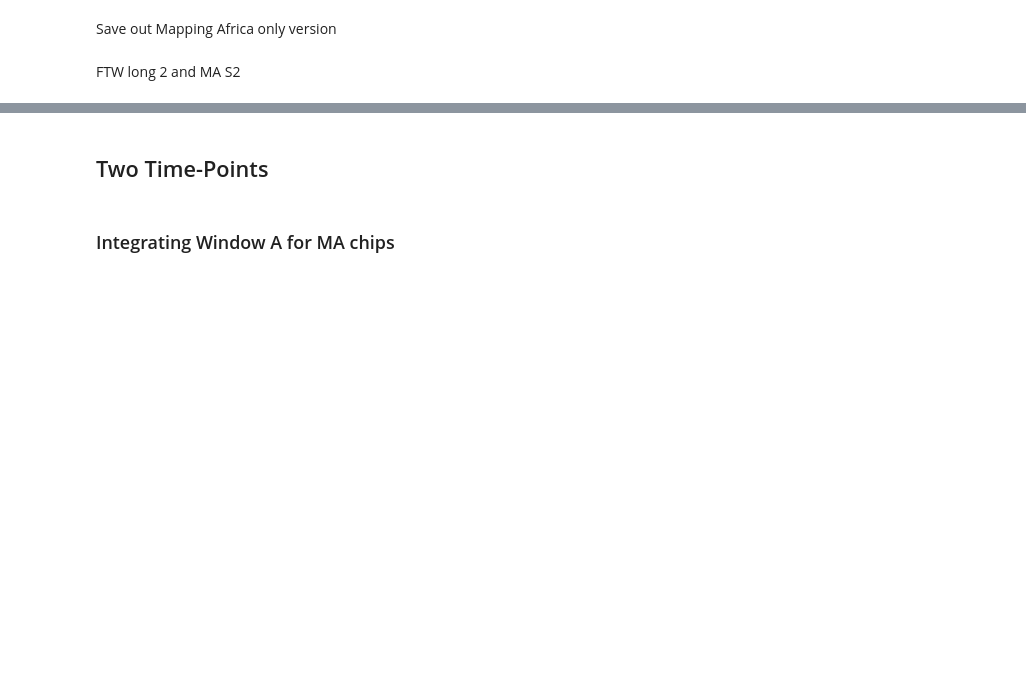
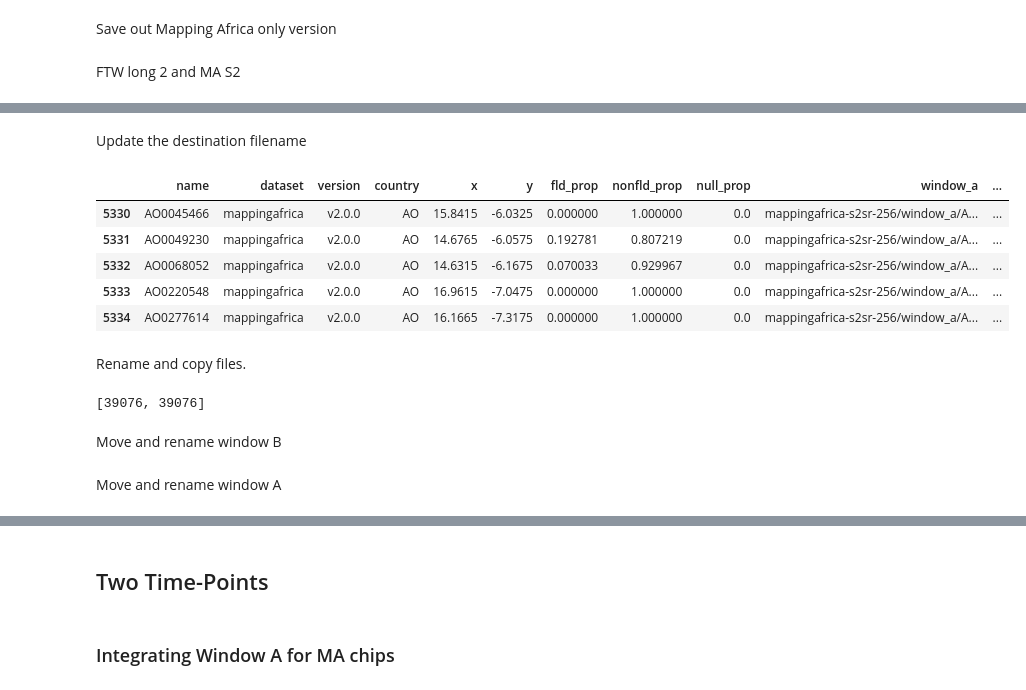
Before and after one commit to agroimpacts/ftw-mappingafrica-integration, a Jupyter notebook: notebooks/setup-experiments.ipynb, the cells around one changed output, grey strips where cells are left out. Saved outputs shown, nothing was run; the diff lists cells and outputs as text; code cells hidden in the pictures; blank space fills up the shorter version.

```diff
--- a/notebooks/setup-experiments.ipynb
+++ b/notebooks/setup-experiments.ipynb
@@ -438,0 +583,46 @@ catalog_long.to_csv(
+# %% [markdown]
+Update the destination filename
+# %%
+# ma_s2srwina_catalog["window_a"] = ma_s2srwina_catalog.apply(
+#     lambda x: (
+#         "mappingafrica-s2sr-256/window_a/" +
+#         x['name'] + "_S2SR_" +
+#         x['image'].str.extract(r'_(\d{4}-\d{2})-\d{2}_S2L2A')[0] + ".tif"
+#     ), axis=1
+# )
+# Extract year-month
+ma_s2srwina_catalog['year_month'] = ma_s2srwina_catalog['image'].str.extract(
+    r'_(\d{4}-\d{2})-\d{2}_S2L2A'
+)[0]
+
+# Then construct the path
+ma_s2srwina_catalog["window_a"] = (
+    "mappingafrica-s2sr-256/window_a/" +
+    ma_s2srwina_catalog['name'] + "_S2SR_" +
+    ma_s2srwina_catalog['year_month'] + ".tif"
+)
+ma_s2srwina_catalog.drop(columns="year_month", inplace=True)
+ma_s2srwina_catalog.sort_values("name", inplace=True)
+ma_s2srwina_catalog.head()
+# %% [output]
+|  | name | dataset | version | country | x | y | fld_prop | nonfld_prop | null_prop | window_a | ... |
+| 5330 | AO0045466 | mappingafrica | v2.0.0 | AO | 15.8415 | -6.0325 | 0.000000 | 1.000000 | 0.0 | mappingafrica-s2sr-256/window_a/A... | ... |
+| 5331 | AO0049230 | mappingafrica | v2.0.0 | AO | 14.6765 | -6.0575 | 0.192781 | 0.807219 | 0.0 | mappingafrica-s2sr-256/window_a/A... | ... |
+| 5332 | AO0068052 | mappingafrica | v2.0.0 | AO | 14.6315 | -6.1675 | 0.070033 | 0.929967 | 0.0 | mappingafrica-s2sr-256/window_a/A... | ... |
+| 5333 | AO0220548 | mappingafrica | v2.0.0 | AO | 16.9615 | -7.0475 | 0.000000 | 1.000000 | 0.0 | mappingafrica-s2sr-256/window_a/A... | ... |
+| 5334 | AO0277614 | mappingafrica | v2.0.0 | AO | 16.1665 | -7.3175 | 0.000000 | 1.000000 | 0.0 | mappingafrica-s2sr-256/window_a/A... | ... |
+# %% [markdown]
+Rename and copy files.
+# %%
+# dpnms = ma_s2srwinb_catalog[ma_s2srwinb_catalog.window_b.duplicated()].name
+# (ma_s2srwinb_catalog
+#  .query("name.isin(@dpnms)")[["name", "dataset", "window_b", "image"]]
+#  .apply(lambda x: os.path.basename(x.window_b), axis=1))
+# ma_s2srwinb_catalog[ma_s2srwinb_catalog.window_b.duplicated()].name
+# ma_s2srwina_catalog[ma_s2srwina_catalog.window_a.duplicated()].name
+[len(ma_s2srwinb_catalog.window_b.unique()),
+ len(ma_s2srwina_catalog.window_a.unique())]
+# %% [output]
+[39076, 39076]
+# %% [markdown]
+Move and rename window B
@@ -438,0 +663,2 @@ catalog_long.to_csv(
+# %% [markdown]
+Move and rename window A
```
Also changed, not shown: parts of 18 cells of this notebook, 2 other files.
